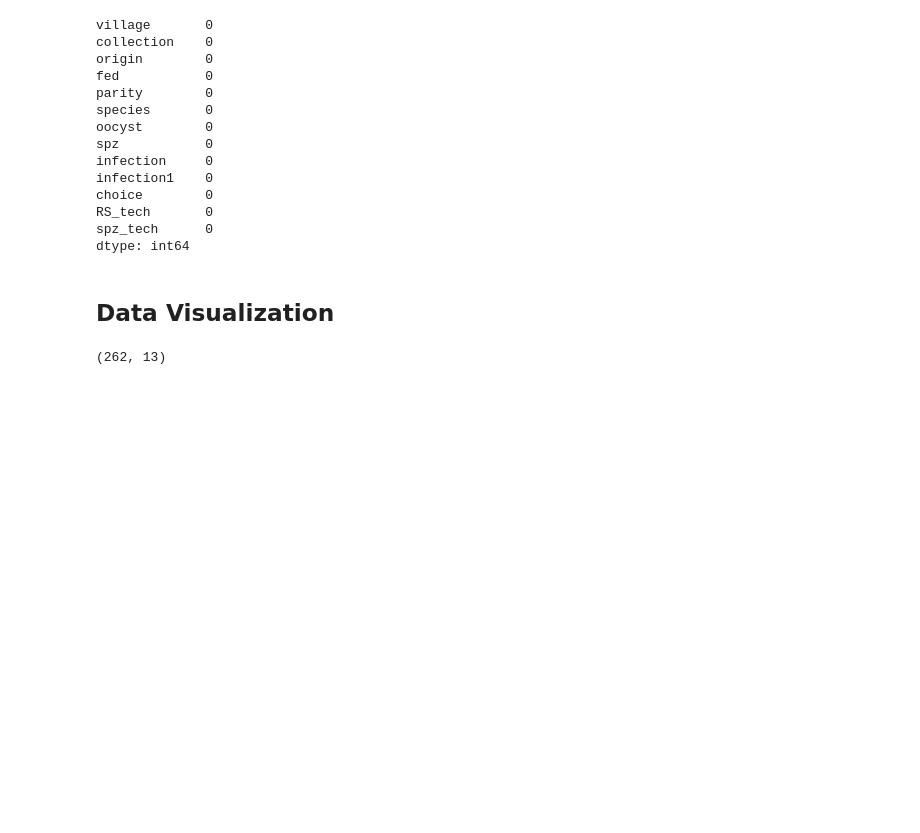
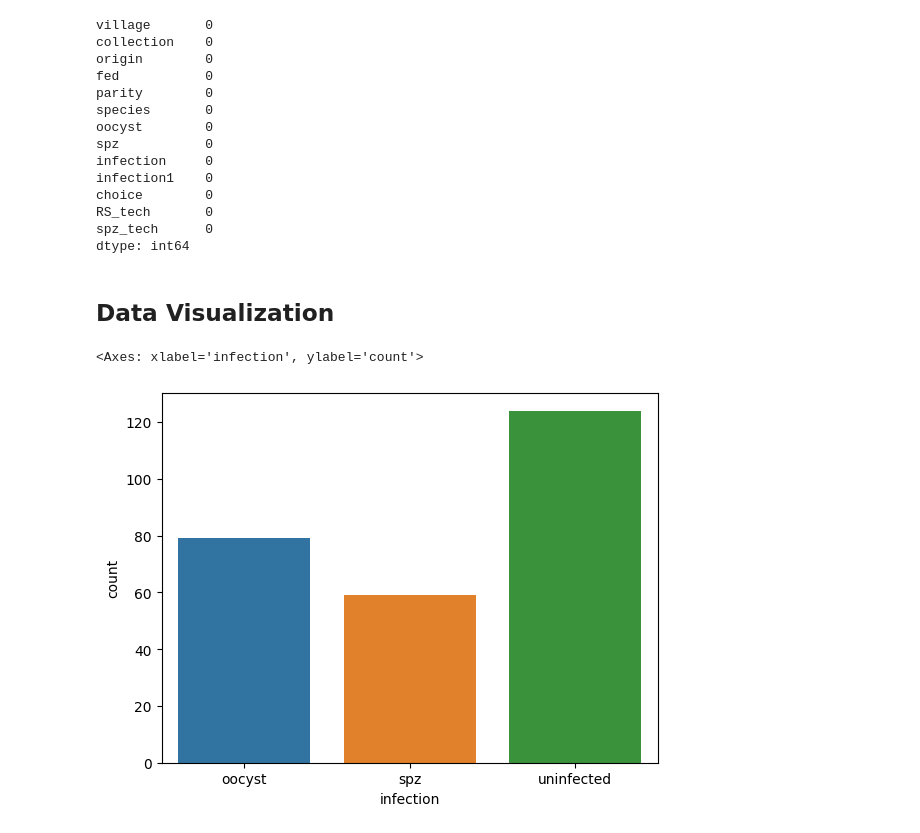
Before and after one commit to slubambo/MOSQUITO-DATASET, a Jupyter notebook: mosquito.ipynb, the cells around one changed output. Drawn from its saved outputs; the diff is of its cells as text; code cells hidden in the pictures; blank space fills up the shorter version.

Commit message:
🚧 Infection Plot

```diff
--- a/mosquito.ipynb
+++ b/mosquito.ipynb
@@ -159,7 +159,3 @@ spz_tech      0
 dtype: int64
 # %% [markdown]
 ## Data Visualization
-# %%
-data.shape
-# %% [output]
-(262, 13)
@@ -165,0 +166,6 @@ data.shape
+# %%
+# Plot infection distribution
+sns.countplot(x='infection', data=data)
+# %% [output]
+<Axes: xlabel='infection', ylabel='count'>
+[figure, added]
```
Also changed, not shown: parts of 1 cell of this notebook.
